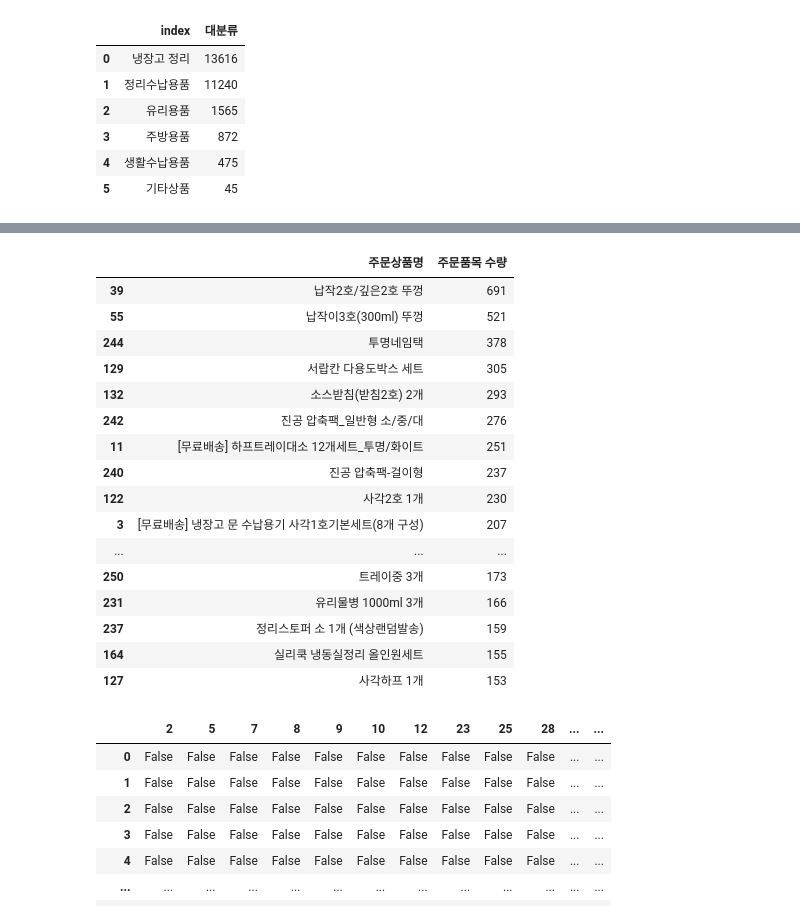
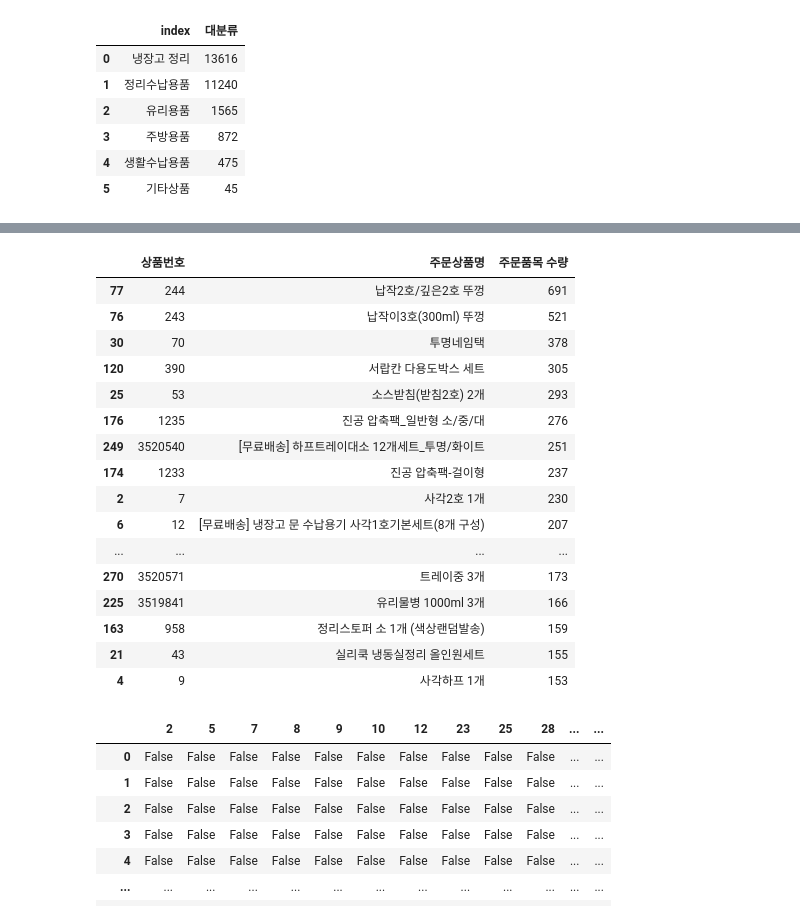
Before and after one commit to marucmc/Innerpeople_duduworld, a Jupyter notebook: 고객세분화_dudu_221008.ipynb, the cells around one changed output, grey strips where cells are left out. Drawn from its saved outputs; the diff is of its cells as text; code cells hidden in the pictures.

```diff
--- a/고객세분화_dudu_221008.ipynb
+++ b/고객세분화_dudu_221008.ipynb
@@ -1375,28 +1403,28 @@ top20_pd_df
 # %%
 # 군집1 Top 20 구매 제품
-군집1_pd_df = pd.DataFrame(군집1_df.groupby('주문상품명')['주문품목 수량'].sum())
+군집1_pd_df = pd.DataFrame(군집1_df.groupby([ '상품번호','주문상품명'])['주문품목 수량'].sum())
 군집1_pd_df.reset_index(inplace = True)
 군집1_pd_df = 군집1_pd_df.sort_values(by = ['주문품목 수량'], ascending = False, axis = 0)
 top20_군집1_pd = 군집1_pd_df.head(20)
 top20_군집1_pd
 # %% [output]
-|  | 주문상품명 | 주문품목 수량 |
-| 39 | 납작2호/깊은2호 뚜껑 | 691 |
-| 55 | 납작이3호(300ml) 뚜껑 | 521 |
-| 244 | 투명네임택 | 378 |
-| 129 | 서랍칸 다용도박스 세트 | 305 |
-| 132 | 소스받침(받침2호) 2개 | 293 |
-| 242 | 진공 압축팩_일반형 소/중/대 | 276 |
-| 11 | [무료배송] 하프트레이대소 12개세트_투명/화이트 | 251 |
-| 240 | 진공 압축팩-걸이형 | 237 |
-| 122 | 사각2호 1개 | 230 |
-| 3 | [무료배송] 냉장고 문 수납용기 사각1호기본세트(8개 구성) | 207 |
-| ... | ... | ... |
-| 250 | 트레이중 3개 | 173 |
-| 231 | 유리물병 1000ml 3개 | 166 |
-| 237 | 정리스토퍼 소 1개 (색상랜덤발송) | 159 |
-| 164 | 실리쿡 냉동실정리 올인원세트 | 155 |
-| 127 | 사각하프 1개 | 153 |
+|  | 상품번호 | 주문상품명 | 주문품목 수량 |
+| 77 | 244 | 납작2호/깊은2호 뚜껑 | 691 |
+| 76 | 243 | 납작이3호(300ml) 뚜껑 | 521 |
+| 30 | 70 | 투명네임택 | 378 |
+| 120 | 390 | 서랍칸 다용도박스 세트 | 305 |
+| 25 | 53 | 소스받침(받침2호) 2개 | 293 |
+| 176 | 1235 | 진공 압축팩_일반형 소/중/대 | 276 |
+| 249 | 3520540 | [무료배송] 하프트레이대소 12개세트_투명/화이트 | 251 |
+| 174 | 1233 | 진공 압축팩-걸이형 | 237 |
+| 2 | 7 | 사각2호 1개 | 230 |
+| 6 | 12 | [무료배송] 냉장고 문 수납용기 사각1호기본세트(8개 구성) | 207 |
+| ... | ... | ... | ... |
+| 270 | 3520571 | 트레이중 3개 | 173 |
+| 225 | 3519841 | 유리물병 1000ml 3개 | 166 |
+| 163 | 958 | 정리스토퍼 소 1개 (색상랜덤발송) | 159 |
+| 21 | 43 | 실리쿡 냉동실정리 올인원세트 | 155 |
+| 4 | 9 | 사각하프 1개 | 153 |
 # %%
 from mlxtend.preprocessing import TransactionEncoder
 from mlxtend.frequent_patterns import apriori
```
Also changed, not shown: parts of 34 cells of this notebook.
